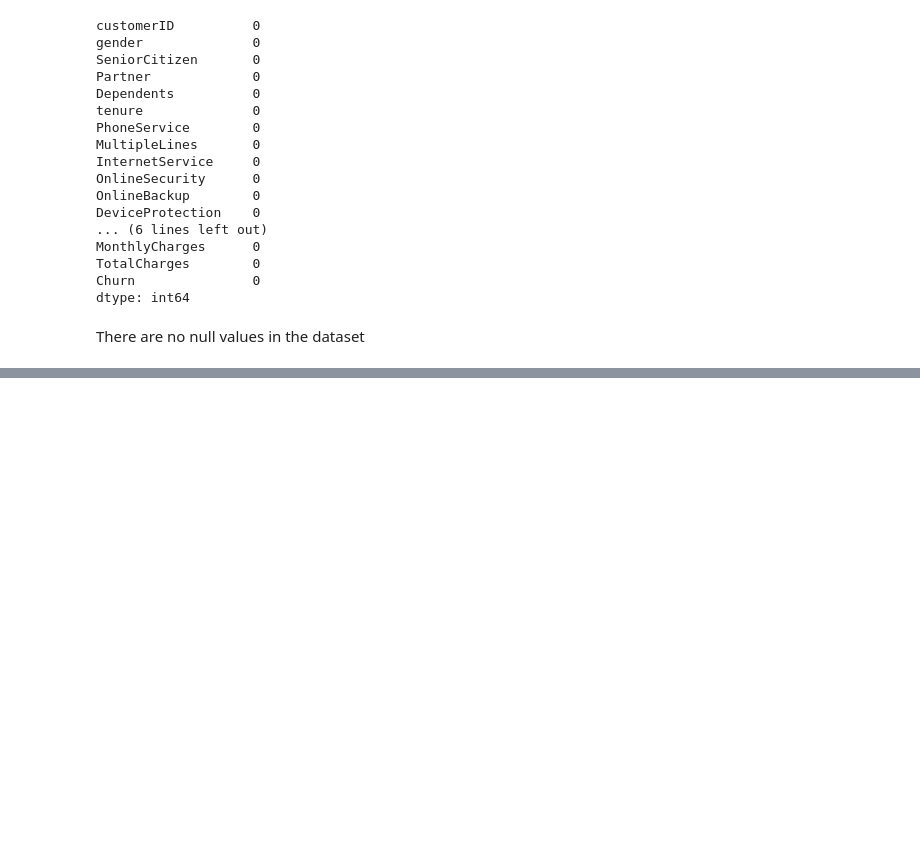
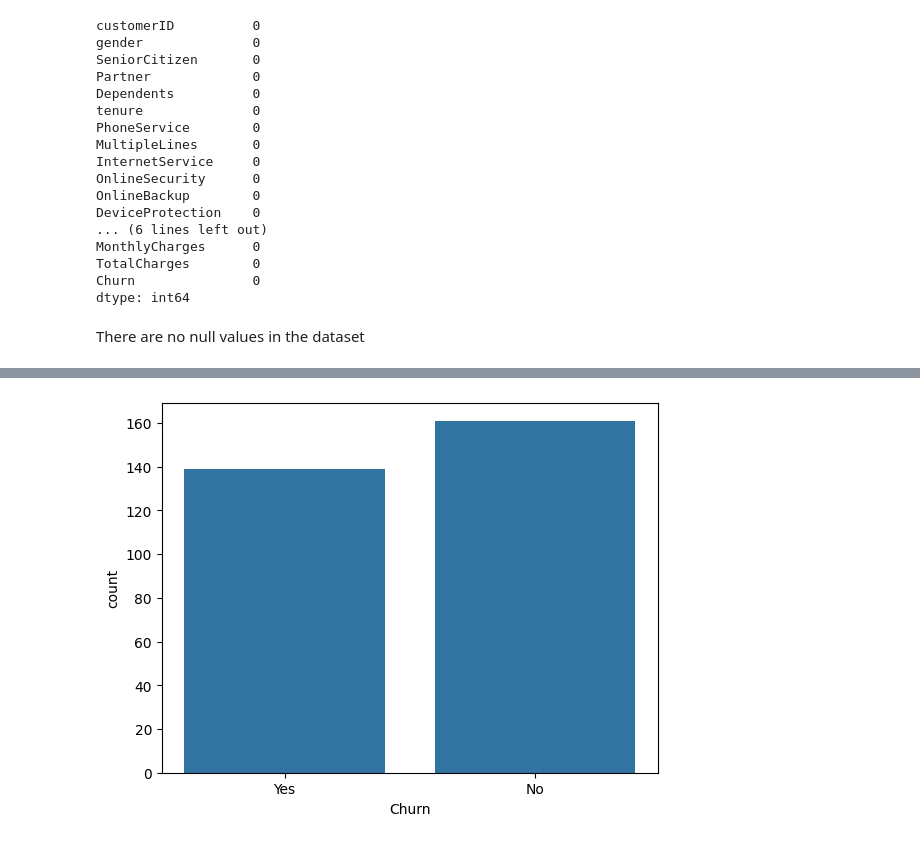
Before and after one commit to bharathkrishna711-lab/customer-churn-prediction, a Jupyter notebook: notebooks/01_eda.ipynb, the cells around one changed output, grey strips where cells are left out. Saved outputs shown, nothing was run; the diff lists cells and outputs as text; code cells hidden in the pictures; blank space fills up the shorter version.

```diff
--- a/notebooks/01_eda.ipynb
+++ b/notebooks/01_eda.ipynb
@@ -182,0 +135,6 @@ Name: MonthlyCharges, Length: 300, dtype: float64
+# %%
+sns.countplot(x='Churn',data=df)
+plt.plot()
+plt.show()
+# %% [output]
+[figure, added]
```
Also changed, not shown: parts of 41 cells of this notebook.
